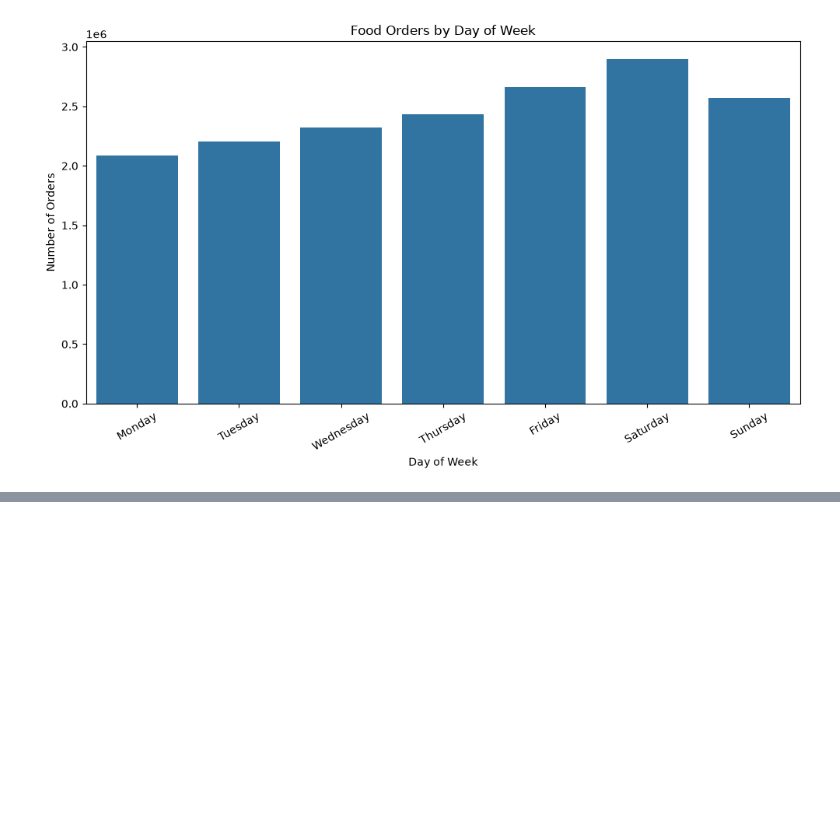
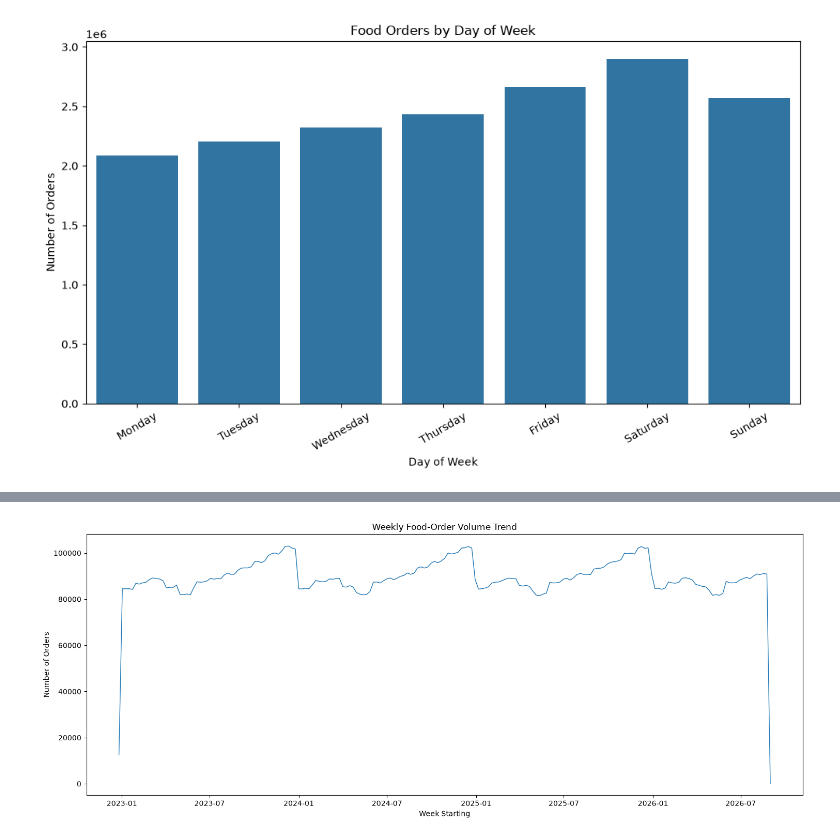
Before and after one commit to Venkatpotla33/AI-Enhanced-Hyperlocal-Food-Demand-Forecasting, a Jupyter notebook: notebooks/03_exploratory_data_analysis.ipynb, the cells around one changed output, grey strips where cells are left out. Saved outputs shown, nothing was run; the diff lists cells and outputs as text; code cells hidden in the pictures; blank space fills up the shorter version.

```diff
--- a/notebooks/03_exploratory_data_analysis.ipynb
+++ b/notebooks/03_exploratory_data_analysis.ipynb
@@ -1407,0 +2034,21 @@ plt.show()
+# %%
+# ============================================================
+# 03.3.8.2 — WEEKLY ORDER VOLUME TREND
+# ============================================================
+
+plt.figure(figsize=(15, 6))
+
+plt.plot(
+    weekly_demand_summary["week_start"],
+    weekly_demand_summary["order_count"],
+    linewidth=1
+)
+
+plt.title("Weekly Food-Order Volume Trend")
+plt.xlabel("Week Starting")
+plt.ylabel("Number of Orders")
+
+plt.tight_layout()
+plt.show()
+# %% [output]
+[figure, added]
```
Also changed, not shown: parts of 78 cells of this notebook.
